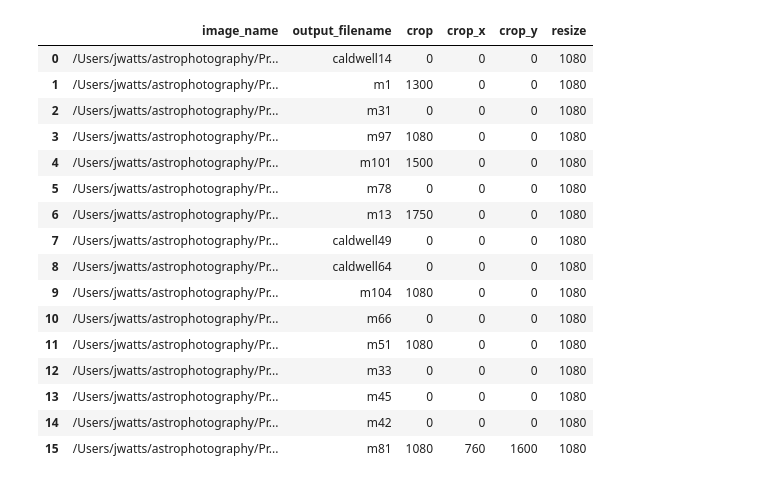
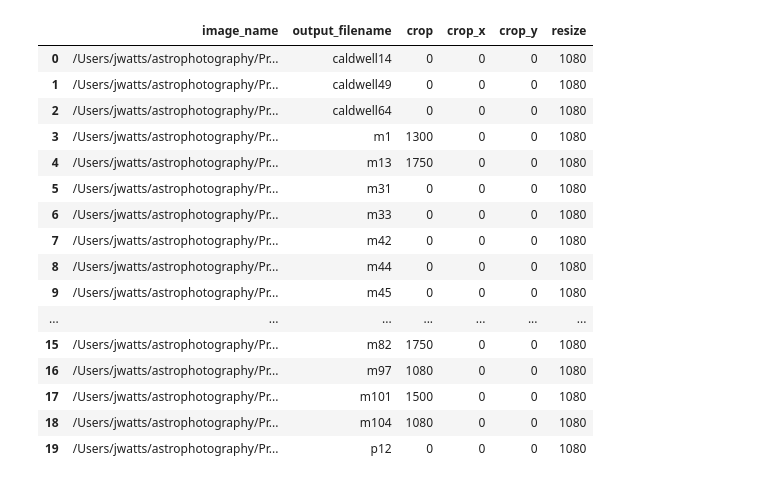
Before and after one commit to jeffrwatts/StarGazerData, a Jupyter notebook: Optimize Images.ipynb, the cells around one changed output. Saved outputs shown, nothing was run; the diff lists cells and outputs as text; code cells hidden in the pictures.

```diff
--- a/Optimize Images.ipynb
+++ b/Optimize Images.ipynb
@@ -71,41 +71,57 @@ def process_images(df, output_path):
             # Save the processed image in WEBP format in the output folder
             optimized_image_path = os.path.join(output_path, f'{output_filename}.webp')
             img.save(optimized_image_path, 'WEBP')
+
+def custom_sort(val):
+    if val.startswith('caldwell'):
+        return (0, int(val[8:]))  # Sort 'caldwell' items by their number
+    elif val.startswith('m'):
+        return (1, int(val[1:]))  # Sort 'm' items by their number
+    else:
+        return (2, val)  # Sort any other items last
 # %%
 df = create_image_dataframe(root_path)
 df = remap_filenames(df)
 df['crop'] = 0
 df['crop_x'] = 0
 df['crop_y'] = 0
 df['resize'] = 1080
 
 
 df.loc[df['output_filename'] == "m1", 'crop'] = 1300  # Crab Nebula
 df.loc[df['output_filename'] == "m13", 'crop'] = 1750  # Hercules Globular Cluster
 df.loc[df['output_filename'] == "m51", 'crop'] = 1080  # Whirlpool Galaxy
+df.loc[df['output_filename'] == "m63", 'crop'] = 1750  # Whirlpool Galaxy
 df.loc[df['output_filename'] == "m81", 'crop'] = 1080  # Bode's Galaxy
 df.loc[df['output_filename'] == "m81", 'crop_x'] = 760
 df.loc[df['output_filename'] == "m81", 'crop_y'] = 1600
+df.loc[df['output_filename'] == "m82", 'crop'] = 1750
 df.loc[df['output_filename'] == "m97", 'crop'] = 1080  # Owl nebula
 df.loc[df['output_filename'] == "m101", 'crop'] = 1500  # Pinwheel Galaxy
 df.loc[df['output_filename'] == "m104", 'crop'] = 1080  # Sombrero Galaxy
 
+
+df = df.sort_values(by='output_filename', key=lambda x: x.map(custom_sort)).reset_index(drop=True)
+
+
+
+
 df[0:100]
 # %% [output]
 |  | image_name | output_filename | crop | crop_x | crop_y | resize |
 | 0 | /Users/jwatts/astrophotography/Pr... | caldwell14 | 0 | 0 | 0 | 1080 |
-| 1 | /Users/jwatts/astrophotography/Pr... | m1 | 1300 | 0 | 0 | 1080 |
-| 2 | /Users/jwatts/astrophotography/Pr... | m31 | 0 | 0 | 0 | 1080 |
-| 3 | /Users/jwatts/astrophotography/Pr... | m97 | 1080 | 0 | 0 | 1080 |
-| 4 | /Users/jwatts/astrophotography/Pr... | m101 | 1500 | 0 | 0 | 1080 |
-| 5 | /Users/jwatts/astrophotography/Pr... | m78 | 0 | 0 | 0 | 1080 |
-| 6 | /Users/jwatts/astrophotography/Pr... | m13 | 1750 | 0 | 0 | 1080 |
-| 7 | /Users/jwatts/astrophotography/Pr... | caldwell49 | 0 | 0 | 0 | 1080 |
-| 8 | /Users/jwatts/astrophotography/Pr... | caldwell64 | 0 | 0 | 0 | 1080 |
-| 9 | /Users/jwatts/astrophotography/Pr... | m104 | 1080 | 0 | 0 | 1080 |
-| 10 | /Users/jwatts/astrophotography/Pr... | m66 | 0 | 0 | 0 | 1080 |
-| 11 | /Users/jwatts/astrophotography/Pr... | m51 | 1080 | 0 | 0 | 1080 |
-| 12 | /Users/jwatts/astrophotography/Pr... | m33 | 0 | 0 | 0 | 1080 |
-| 13 | /Users/jwatts/astrophotography/Pr... | m45 | 0 | 0 | 0 | 1080 |
-| 14 | /Users/jwatts/astrophotography/Pr... | m42 | 0 | 0 | 0 | 1080 |
-| 15 | /Users/jwatts/astrophotography/Pr... | m81 | 1080 | 760 | 1600 | 1080 |
+| 1 | /Users/jwatts/astrophotography/Pr... | caldwell49 | 0 | 0 | 0 | 1080 |
+| 2 | /Users/jwatts/astrophotography/Pr... | caldwell64 | 0 | 0 | 0 | 1080 |
+| 3 | /Users/jwatts/astrophotography/Pr... | m1 | 1300 | 0 | 0 | 1080 |
+| 4 | /Users/jwatts/astrophotography/Pr... | m13 | 1750 | 0 | 0 | 1080 |
+| 5 | /Users/jwatts/astrophotography/Pr... | m31 | 0 | 0 | 0 | 1080 |
+| 6 | /Users/jwatts/astrophotography/Pr... | m33 | 0 | 0 | 0 | 1080 |
+| 7 | /Users/jwatts/astrophotography/Pr... | m42 | 0 | 0 | 0 | 1080 |
+| 8 | /Users/jwatts/astrophotography/Pr... | m44 | 0 | 0 | 0 | 1080 |
+| 9 | /Users/jwatts/astrophotography/Pr... | m45 | 0 | 0 | 0 | 1080 |
+| ... | ... | ... | ... | ... | ... | ... |
+| 15 | /Users/jwatts/astrophotography/Pr... | m82 | 1750 | 0 | 0 | 1080 |
+| 16 | /Users/jwatts/astrophotography/Pr... | m97 | 1080 | 0 | 0 | 1080 |
+| 17 | /Users/jwatts/astrophotography/Pr... | m101 | 1500 | 0 | 0 | 1080 |
+| 18 | /Users/jwatts/astrophotography/Pr... | m104 | 1080 | 0 | 0 | 1080 |
+| 19 | /Users/jwatts/astrophotography/Pr... | p12 | 0 | 0 | 0 | 1080 |
```
Also changed, not shown: parts of 1 cell of this notebook, 1 other file.
